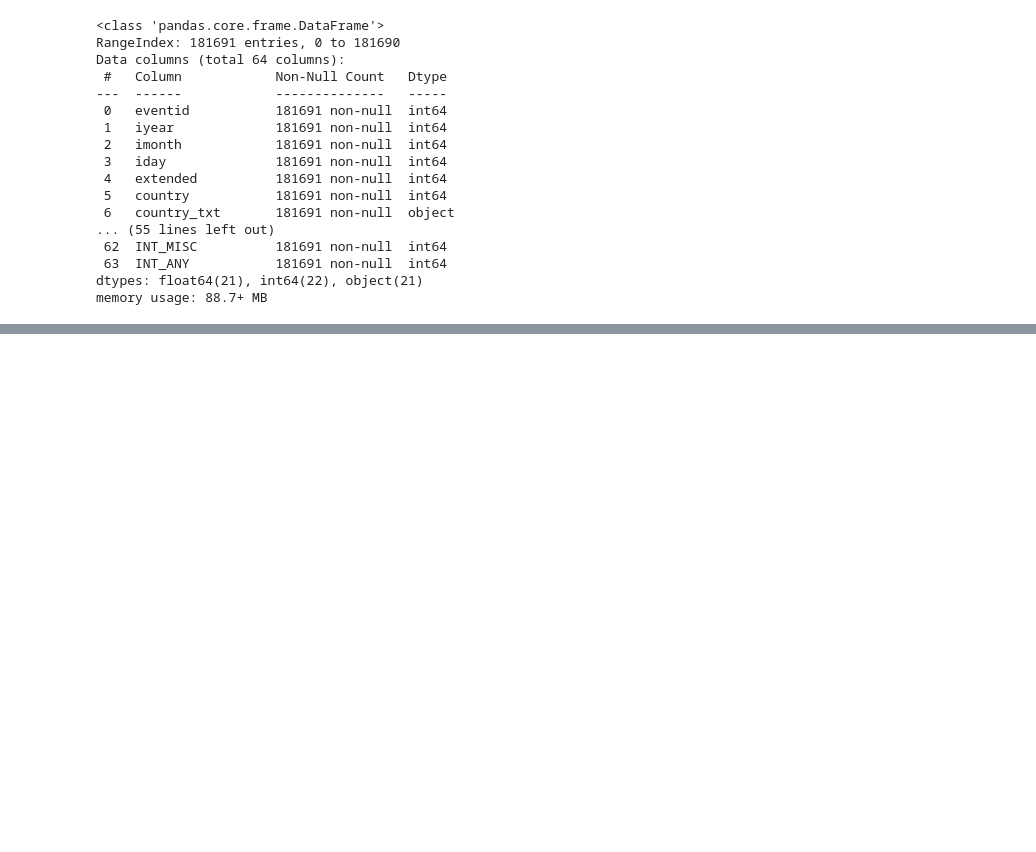
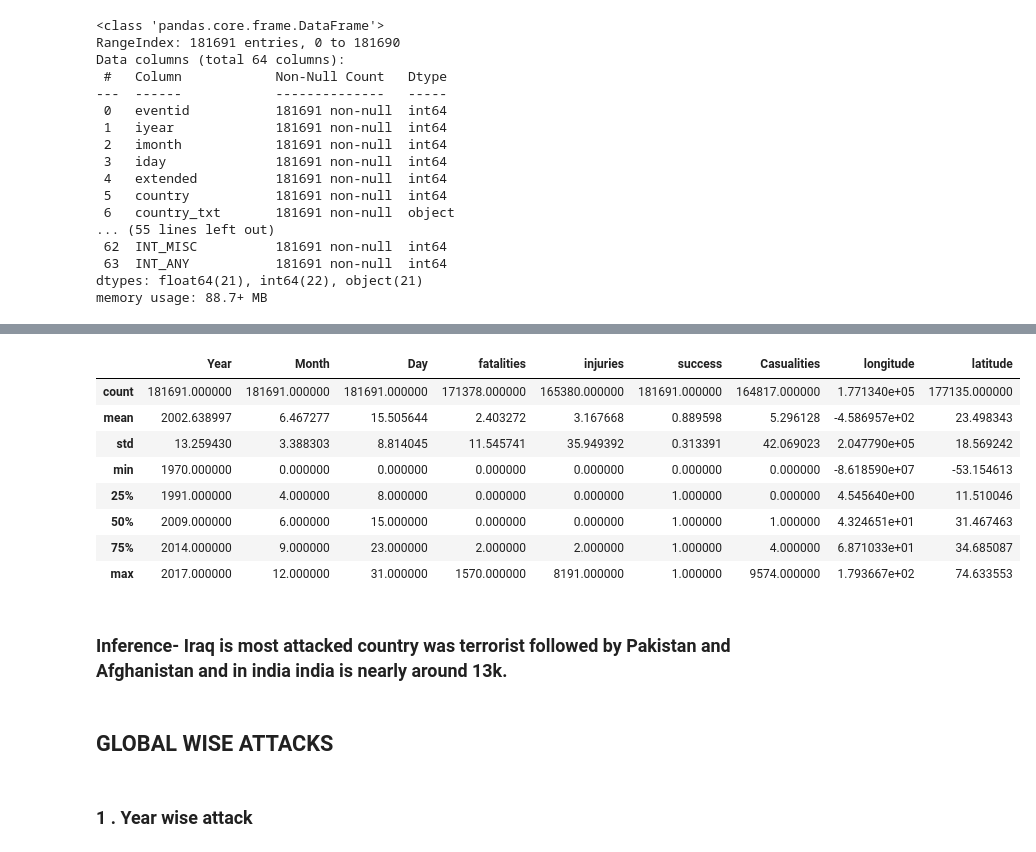
Before and after one commit to uday-kumar-1996/project-on-global-terrorism, a Jupyter notebook: Project_on_global_terrorism.ipynb, the cells around one changed output, grey strips where cells are left out. Saved outputs shown, nothing was run; the diff lists cells and outputs as text; code cells hidden in the pictures; blank space fills up the shorter version.

```diff
--- a/Project_on_global_terrorism.ipynb
+++ b/Project_on_global_terrorism.ipynb
@@ -209,3 +209,8 @@ Data columns (total 64 columns):
  63  INT_ANY           181691 non-null  int64
 dtypes: float64(21), int64(22), object(21)
 memory usage: 88.7+ MB
+# %%
+# Now change variable name into meaningful variable for better understanding
+df.rename(columns={'iyear':'Year','imonth':'Month','iday':'Day','country_txt':'Country','provstate':'state','region_txt':'Region',
+                       'attacktype1_txt':'AttackType','targtype1_txt':'Target','nkill':'fatalities','nwound':'injuries',
+                       'summary':'Summary','gname':'Group','weaptype1_txt':'Weapon'},inplace=True)
@@ -211,0 +233,4 @@ memory usage: 88.7+ MB
+# %%
+df['Casualities'] = df['fatalities']+ df['injuries']
+# %%
+df_most_selected = df[['Year','Month','Day','Country','state','Region','AttackType','Target','fatalities','injuries','success','Summary','Group','Weapon','Casualities','city','longitude','latitude']]
@@ -211,0 +258,19 @@ memory usage: 88.7+ MB
+# %%
+# checking statits paramenter on continious variables of data frame
+df_most_selected.describe()
+# %% [output]
+|  | Year | Month | Day | fatalities | injuries | success | Casualities | longitude | latitude |
+| count | 181691.000000 | 181691.000000 | 181691.000000 | 171378.000000 | 165380.000000 | 181691.000000 | 164817.000000 | 1.771340e+05 | 177135.000000 |
+| mean | 2002.638997 | 6.467277 | 15.505644 | 2.403272 | 3.167668 | 0.889598 | 5.296128 | -4.586957e+02 | 23.498343 |
+| std | 13.259430 | 3.388303 | 8.814045 | 11.545741 | 35.949392 | 0.313391 | 42.069023 | 2.047790e+05 | 18.569242 |
+| min | 1970.000000 | 0.000000 | 0.000000 | 0.000000 | 0.000000 | 0.000000 | 0.000000 | -8.618590e+07 | -53.154613 |
+| 25% | 1991.000000 | 4.000000 | 8.000000 | 0.000000 | 0.000000 | 1.000000 | 0.000000 | 4.545640e+00 | 11.510046 |
+| 50% | 2009.000000 | 6.000000 | 15.000000 | 0.000000 | 0.000000 | 1.000000 | 1.000000 | 4.324651e+01 | 31.467463 |
+| 75% | 2014.000000 | 9.000000 | 23.000000 | 2.000000 | 2.000000 | 1.000000 | 4.000000 | 6.871033e+01 | 34.685087 |
+| max | 2017.000000 | 12.000000 | 31.000000 | 1570.000000 | 8191.000000 | 1.000000 | 9574.000000 | 1.793667e+02 | 74.633553 |
+# %% [markdown]
+### Inference- **Iraq is most attacked country was terrorist followed by Pakistan and Afghanistan and in india india is nearly around 13k.**
+# %% [markdown]
+## **GLOBAL WISE ATTACKS**
+# %% [markdown]
+### **1 . Year wise attack**
```
Also changed, not shown: parts of 4 cells of this notebook.
